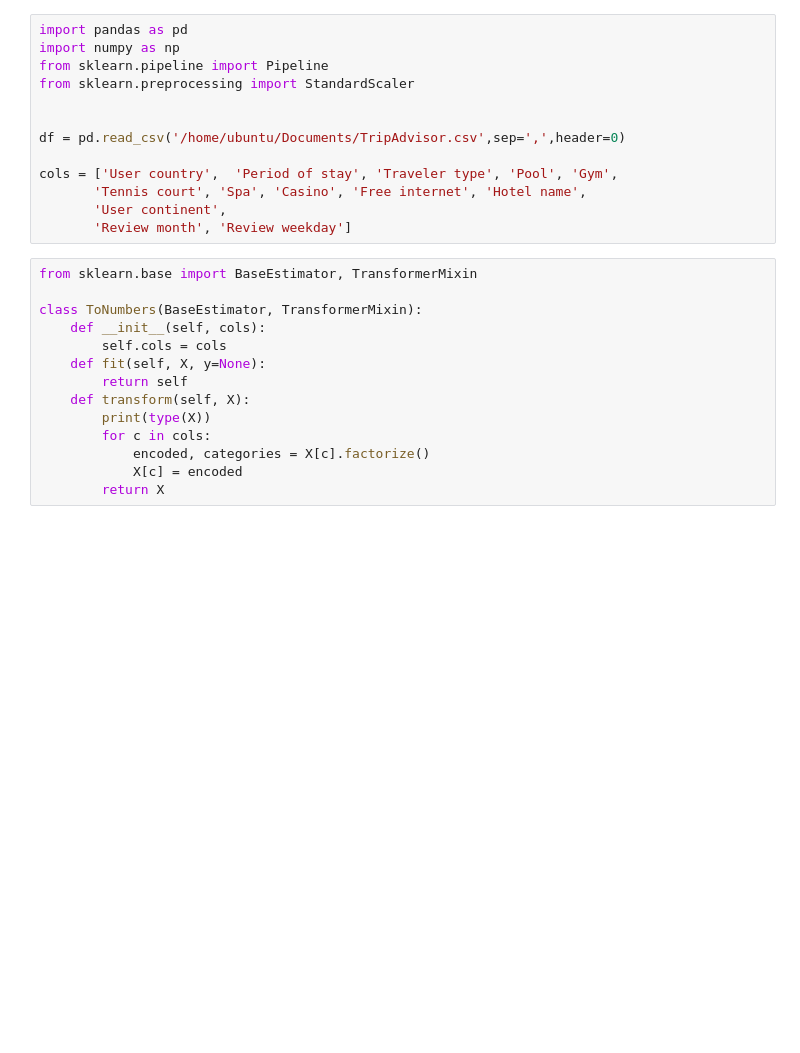
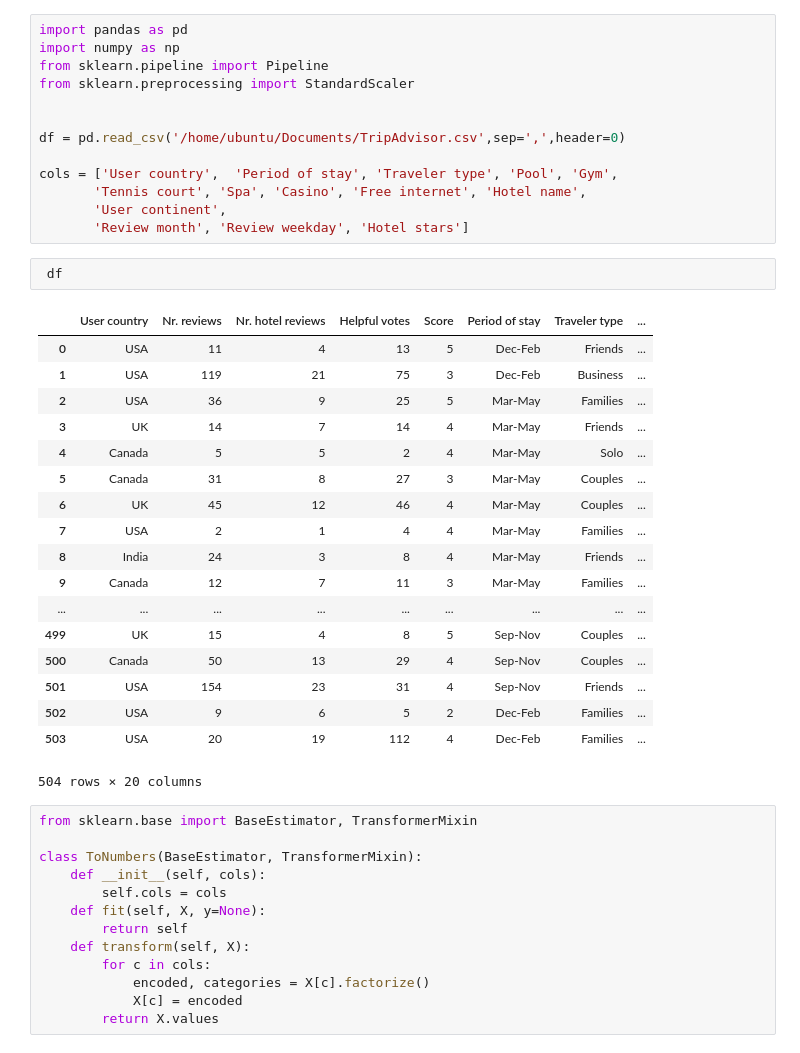
Before and after one commit to werowe/sklearn, a Jupyter notebook: TripAdvisor.ipynb, the cells around one changed output. Drawn from its saved outputs; the diff is of its cells as text; blank space fills up the shorter version.

```diff
--- a/TripAdvisor.ipynb
+++ b/TripAdvisor.ipynb
@@ -10,7 +10,28 @@ df = pd.read_csv('/home/ubuntu/Documents/TripAdvisor.csv',sep=',',header=0)
 cols = ['User country',  'Period of stay', 'Traveler type', 'Pool', 'Gym',
        'Tennis court', 'Spa', 'Casino', 'Free internet', 'Hotel name',
        'User continent',
-       'Review month', 'Review weekday']
+       'Review month', 'Review weekday', 'Hotel stars']
+# %%
+ df
+# %% [output]
+|  | User country | Nr. reviews | Nr. hotel reviews | Helpful votes | Score | Period of stay | Traveler type | ... |
+| 0 | USA | 11 | 4 | 13 | 5 | Dec-Feb | Friends | ... |
+| 1 | USA | 119 | 21 | 75 | 3 | Dec-Feb | Business | ... |
+| 2 | USA | 36 | 9 | 25 | 5 | Mar-May | Families | ... |
+| 3 | UK | 14 | 7 | 14 | 4 | Mar-May | Friends | ... |
+| 4 | Canada | 5 | 5 | 2 | 4 | Mar-May | Solo | ... |
+| 5 | Canada | 31 | 8 | 27 | 3 | Mar-May | Couples | ... |
+| 6 | UK | 45 | 12 | 46 | 4 | Mar-May | Couples | ... |
+| 7 | USA | 2 | 1 | 4 | 4 | Mar-May | Families | ... |
+| 8 | India | 24 | 3 | 8 | 4 | Mar-May | Friends | ... |
+| 9 | Canada | 12 | 7 | 11 | 3 | Mar-May | Families | ... |
+| ... | ... | ... | ... | ... | ... | ... | ... | ... |
+| 499 | UK | 15 | 4 | 8 | 5 | Sep-Nov | Couples | ... |
+| 500 | Canada | 50 | 13 | 29 | 4 | Sep-Nov | Couples | ... |
+| 501 | USA | 154 | 23 | 31 | 4 | Sep-Nov | Friends | ... |
+| 502 | USA | 9 | 6 | 5 | 2 | Dec-Feb | Families | ... |
+| 503 | USA | 20 | 19 | 112 | 4 | Dec-Feb | Families | ... |
+504 rows × 20 columns
 # %%
 from sklearn.base import BaseEstimator, TransformerMixin
 
@@ -20,8 +41,7 @@ class ToNumbers(BaseEstimator, TransformerMixin):
     def fit(self, X, y=None):
         return self
     def transform(self, X):
-        print(type(X))
         for c in cols:
             encoded, categories = X[c].factorize()
             X[c] = encoded
-        return X
+        return X.values
```
Also changed, not shown: parts of 3 cells of this notebook.
